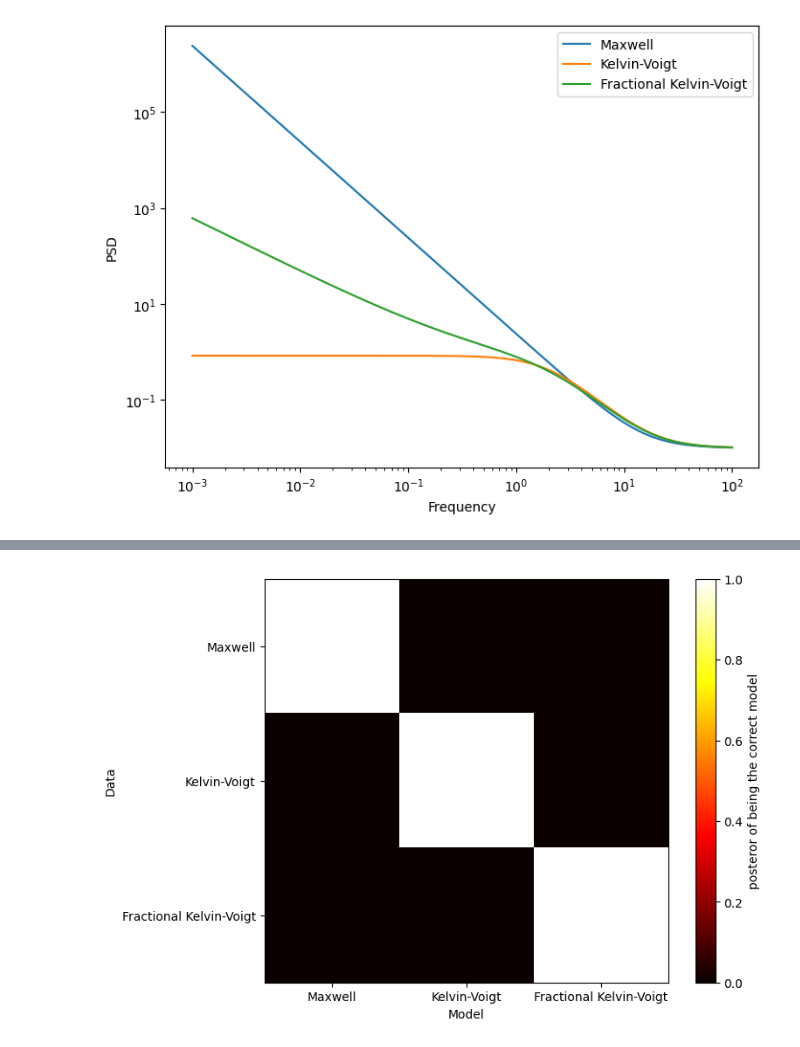
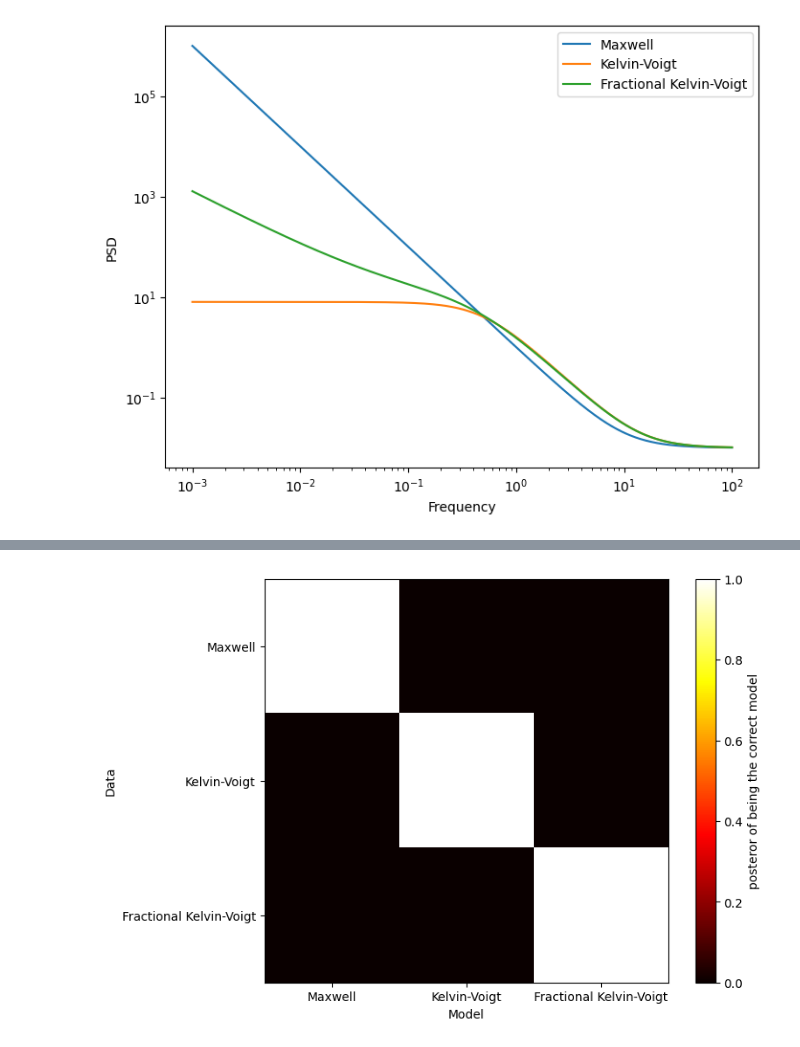
Before and after one commit to wusche1/Spctral-Noise-Filtering, a Jupyter notebook: demos/simulating_trajectories.ipynb, the cells around one changed output, grey strips where cells are left out. Cells and saved outputs as stored; diff of their text form; code cells hidden in the pictures.

```diff
--- a/demos/simulating_trajectories.ipynb
+++ b/demos/simulating_trajectories.ipynb
@@ -10,29 +10,29 @@ from data_handeling import Data
 # %%
 #plot the PSD of the idfferent models
 fig, ax = plt.subplots(1,1, figsize=(8,6))
 min_freq = 0.001
 max_freq = 100
 freq = np.logspace(np.log10(min_freq), np.log10(max_freq), 1000)
-A = 1.2
-B = 0.6
-alpha = .11
+A = .5
+B = 1.
+alpha = .1
 beta = 1
 noise = 0.01
 PSD_maxwell = PSD(freq, G_Maxwell, [A, B,noise])
 plt.plot(freq, PSD_maxwell, label='Maxwell')
 PSD_kv = PSD(freq, G_Kelvin_Voigt, [A, B,noise])
 plt.plot(freq, PSD_kv, label='Kelvin-Voigt')
 PSD_fkv = PSD(freq, G_fractional_Kelvin_Voigt, [A, B, alpha, beta, noise])
 plt.plot(freq, PSD_fkv, label='Fractional Kelvin-Voigt')
 
 plt.xscale('log')
 plt.yscale('log')
 plt.legend()
 plt.xlabel('Frequency')
 plt.ylabel('PSD')
 plt.show()
 # %% [output]
-[figure, old version]
+[figure, new version]
 # %%
 simulation_time =int( 1/min_freq)
 sampling_steps = int(simulation_time*max_freq*2)
```
Also changed, not shown: parts of 14 cells of this notebook, 3 other files.
